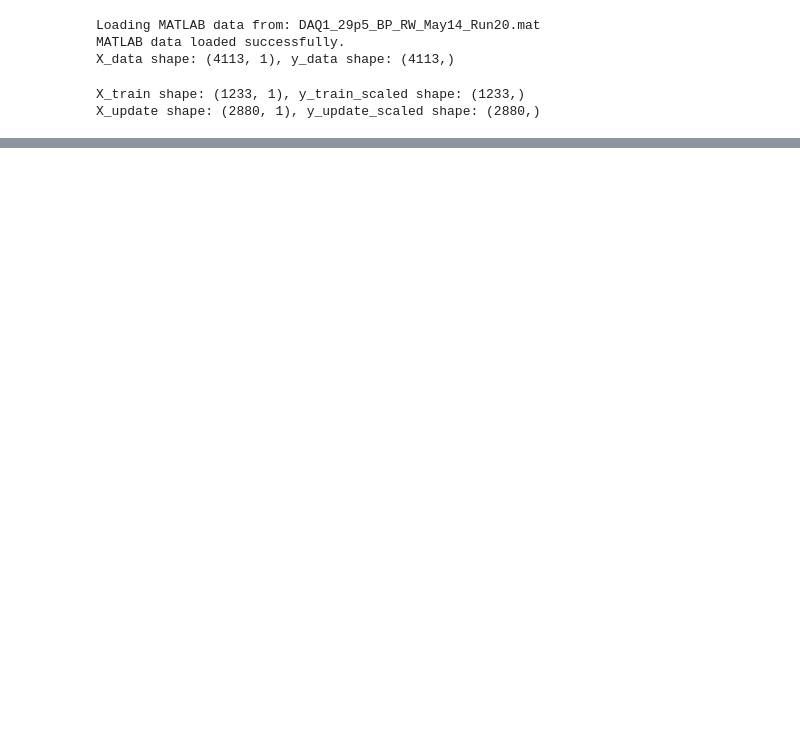
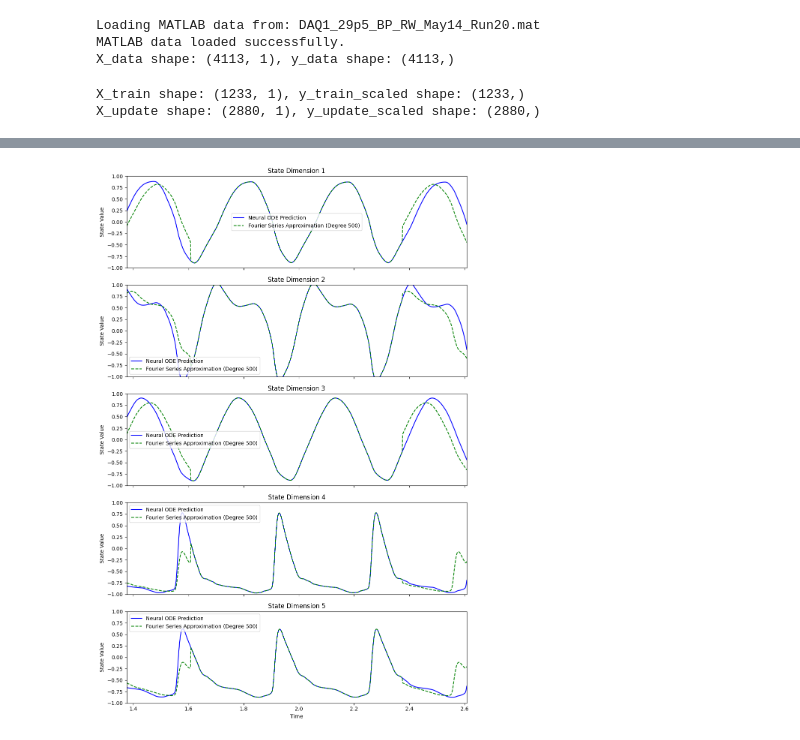
Before and after one commit to MacKorda/BayesianStats, a Jupyter notebook: taylorapproxtest.ipynb, the cells around one changed output, grey strips where cells are left out. Cells and saved outputs as stored; diff of their text form; code cells hidden in the pictures; blank space fills up the shorter version.

Commit message:
fourier approx

```diff
--- a/taylorapproxtest.ipynb
+++ b/taylorapproxtest.ipynb
@@ -476,0 +358,84 @@ array([0.00000000e+00, 8.11688312e-04, 1.62337662e-03, ...,
+# %%
+import numpy as np
+import matplotlib.pyplot as plt
+from scipy.optimize import curve_fit
+
+# Define a function for the Fourier series
+def fourier_series(t, *params):
+    """
+    Compute a Fourier series approximation.
+
+    Parameters:
+    - t: Time points for evaluation.
+    - params: Fourier coefficients in the order [a0, a1, b1, a2, b2, ..., aN, bN].
+
+    Returns:
+    - The sum of the Fourier series at each time point.
+    """
+    a0 = params[0]
+    result = a0
+    N = (len(params) - 1) // 2  # Number of terms in the Fourier series
+
+    for n in range(1, N + 1):
+        a_n = params[2 * n - 1]
+        b_n = params[2 * n]
+        result += a_n * np.cos(n * 2 * np.pi * t) + b_n * np.sin(n * 2 * np.pi * t)
+
+    return result
+
+# Define a function to fit a Fourier series to the data
+def fit_fourier_series(t, y, degree=2):
+    """
+    Fit a Fourier series to the provided data.
+
+    Parameters:
+    - t: Time points (1D array).
+    - y: Observed values corresponding to time points (1D array).
+    - degree: Degree of the Fourier approximation (default is 2).
+
+    Returns:
+    - popt: Optimal parameters for the Fourier series.
+    """
+    # Initial guess for the parameters: [a0, a1, b1, a2, b2, ..., aN, bN]
+    initial_guess = [0] * (2 * degree + 1)
+    popt, _ = curve_fit(lambda t, *params: fourier_series(t, *params), t, y, p0=initial_guess)
+    return popt
+
+# Fit a Fourier series for each state dimension
+degree_of_approximation = 500  # Adjust this to change the degree of the Fourier series
+fourier_coefficients = []
+
+# Fit the Fourier series for each dimension of the neural ODE predictions
+for i in range(5):
+    print(f"Fitting Fourier series for state dimension {i+1} with degree {degree_of_approximation}")
+    y_data = neural_ode_predictions[:split_index, i]  # Use the first 30% of predictions for fitting
+    popt = fit_fourier_series(ts[:split_index], y_data, degree=degree_of_approximation)
+    fourier_coefficients.append(popt)
+
+# Evaluate the Fourier series approximation over the time range for each dimension
+fourier_approximation = np.zeros((split_index, 5))
+
+for i in range(5):
+    popt = fourier_coefficients[i]
+    fourier_approximation[:, i] = fourier_series(ts[:split_index], *popt)
+
+# Plot the Neural ODE predictions and Fourier series approximation for comparison
+fig, axes = plt.subplots(5, 1, figsize=(10, 15), sharex=True)
+
+# Plot the data for each dimension separately
+for i in range(5):
+    print(f"Plotting Neural ODE predictions for state dimension {i+1}: shape = {neural_ode_predictions[:split_index, i].shape}")
+    print(f"Plotting Fourier series approximation for state dimension {i+1}: shape = {fourier_approximation[:, i].shape}")
+
+    axes[i].plot(ts[:split_index], neural_ode_predictions[:split_index, i], label="Neural ODE Prediction", color='blue')
+    axes[i].plot(ts[:split_index], fourier_approximation[:, i], label=f"Fourier Series Approximation (Degree {degree_of_approximation})", color='green', linestyle='--')
+    axes[i].set_title(f"State Dimension {i + 1}")
+    axes[i].set_ylabel("State Value")
+    axes[i].set_ylim(-1, 1)  # Restrict y-axis to range [-1, 1]
+    axes[i].legend()
+
+axes[-1].set_xlabel("Time")
+plt.tight_layout()
+plt.xlim(ts[0], ts[split_index - 1])  # Restrict the x-axis to the range of the first 30% of the time series
+plt.show()
+# %% [output]
@@ -476,0 +457 @@ array([0.00000000e+00, 8.11688312e-04, 1.62337662e-03, ...,
+[figure, added]
```
Also changed, not shown: parts of 11 cells of this notebook, 1 other file.
